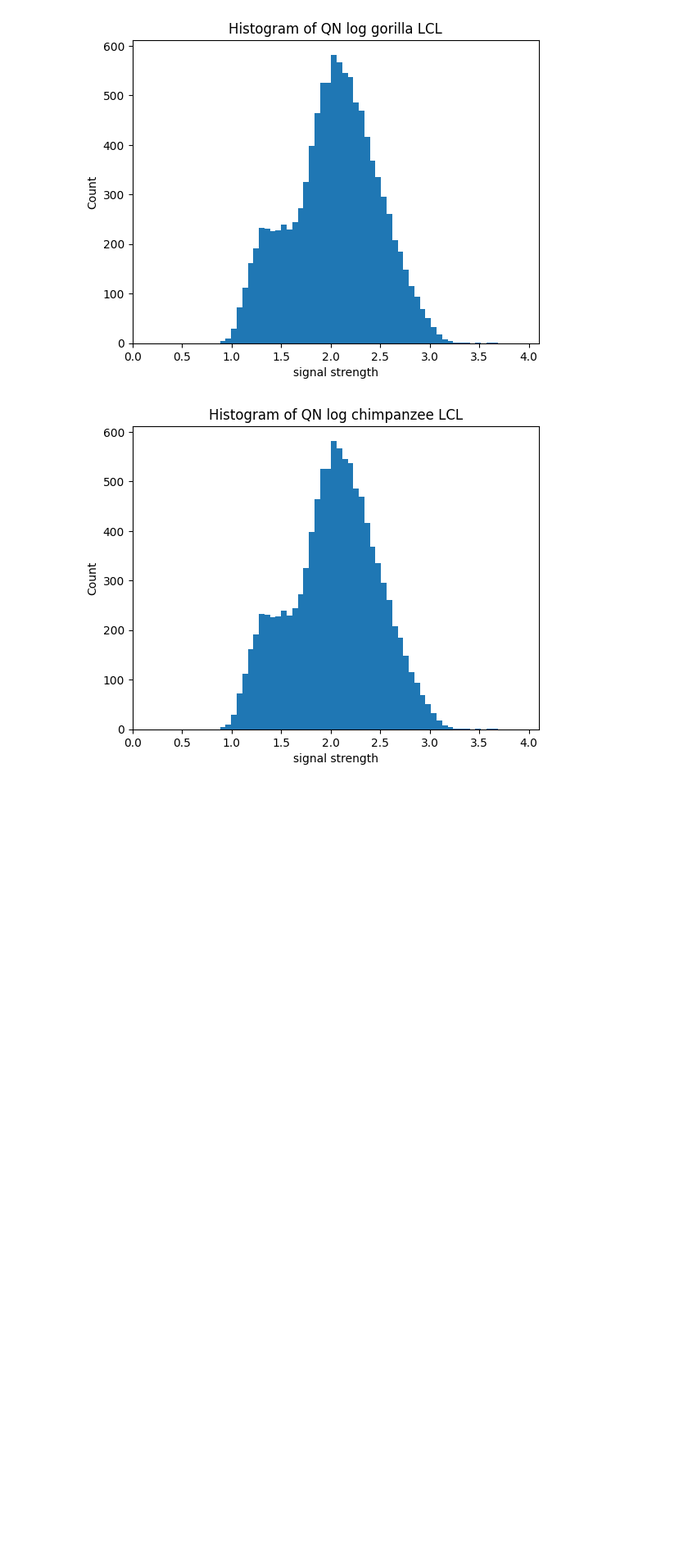
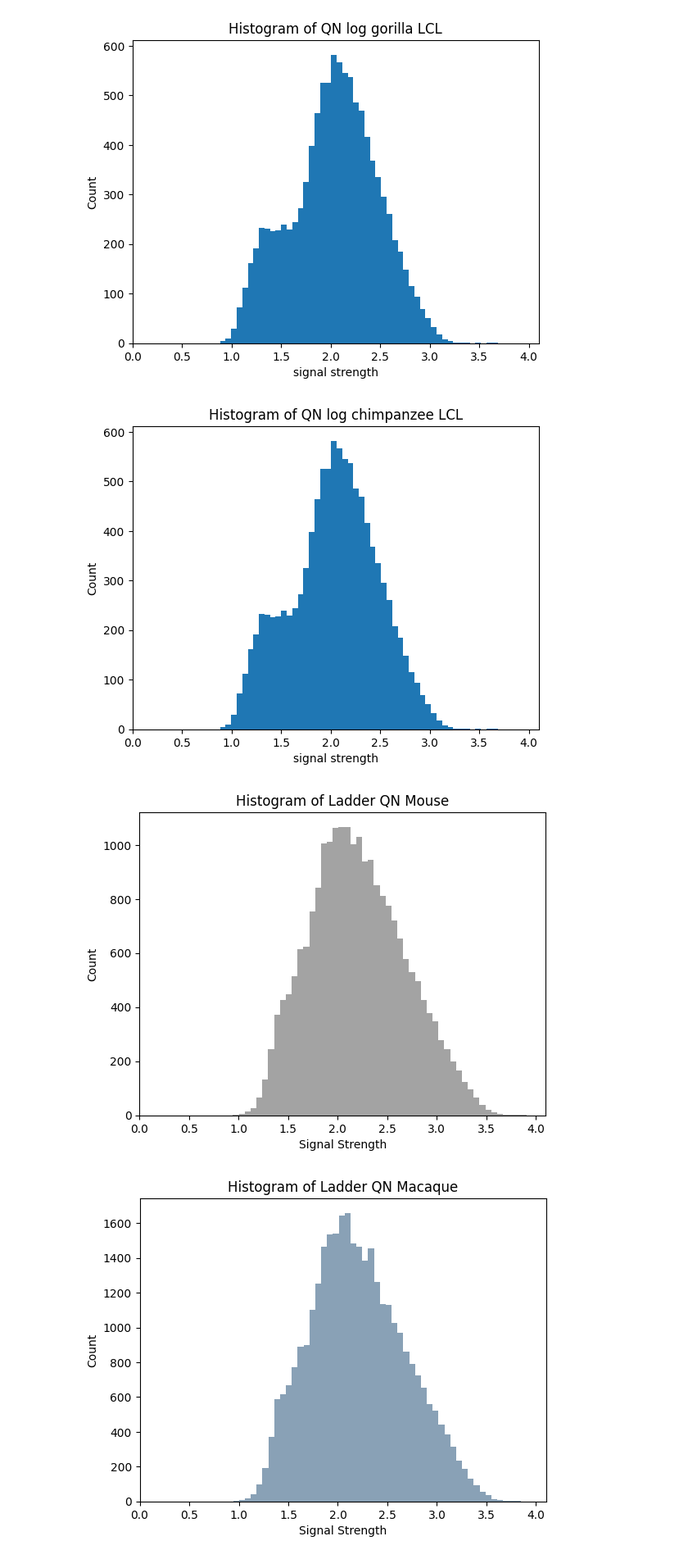
Before and after one commit to KaplowLab/liverRegression, a Jupyter notebook: notebooks/distr_hist.ipynb, the cells around one changed output. Shown at 82% size. Cells and saved outputs as stored; diff of their text form; code cells hidden in the pictures; blank space fills up the shorter version.

```diff
--- a/notebooks/distr_hist.ipynb
+++ b/notebooks/distr_hist.ipynb
@@ -184,3 +226,18 @@ histogram(df[4], 'signal strength', 'QN log chimpanzee LCL')
 [figure]
 [figure]
 [figure]
+# %%
+direc = 'ladder_qn_hist'
+df = pd.read_csv('/home/azstephe/liverRegression/regression_liver/data/ladder_qn/mouse_liver_pos_ALL.bed', header=None, sep = '\t')
+histogram(df[4], 'Signal Strength', 'Ladder QN Mouse')
+df = pd.read_csv('/home/azstephe/liverRegression/regression_liver/data/ladder_qn/macaque_liver_pos_ALL.bed', header=None, sep = '\t')
+histogram(df[4], 'Signal Strength', 'Ladder QN Macaque')
+df = pd.read_csv('/home/azstephe/liverRegression/regression_liver/data/ladder_qn/rat_liver_pos_ALL.bed', header=None, sep = '\t')
+histogram(df[4], 'Signal Strength', 'Ladder QN Rat')
+df = pd.read_csv('/home/azstephe/liverRegression/regression_liver/data/ladder_qn/cow_liver_pos_ALL.bed', header=None, sep = '\t')
+histogram(df[4], 'Signal Strength', 'Ladder QN Cow')
+df = pd.read_csv('/home/azstephe/liverRegression/regression_liver/data/ladder_qn/pig_liver_pos_ALL.bed', header=None, sep = '\t')
+histogram(df[4], 'Signal Strength', 'Ladder QN Pig')
+# %% [output]
+[figure, added]
+[figure, added]
```
Also changed, not shown: parts of 12 cells of this notebook, 15 other files.
